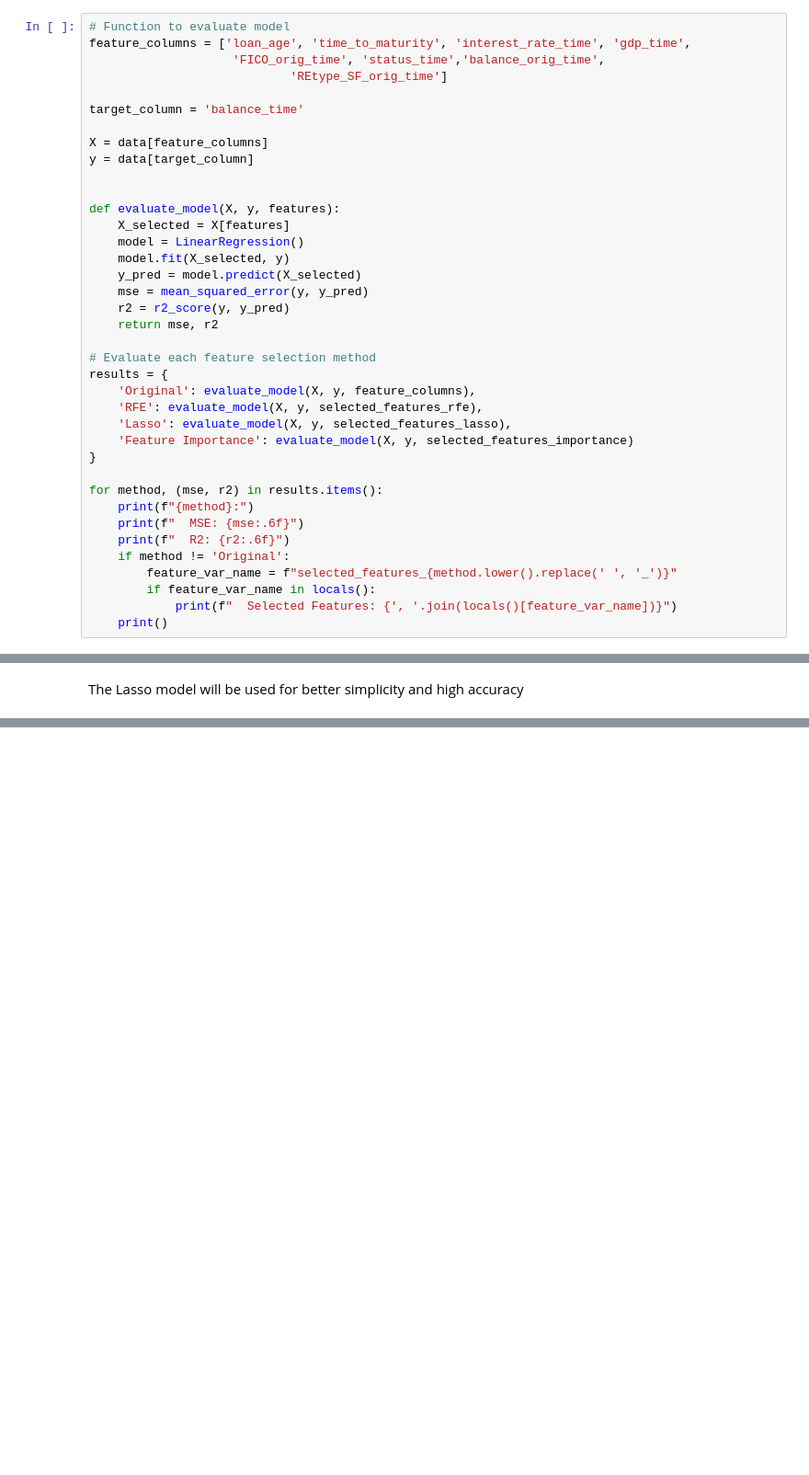
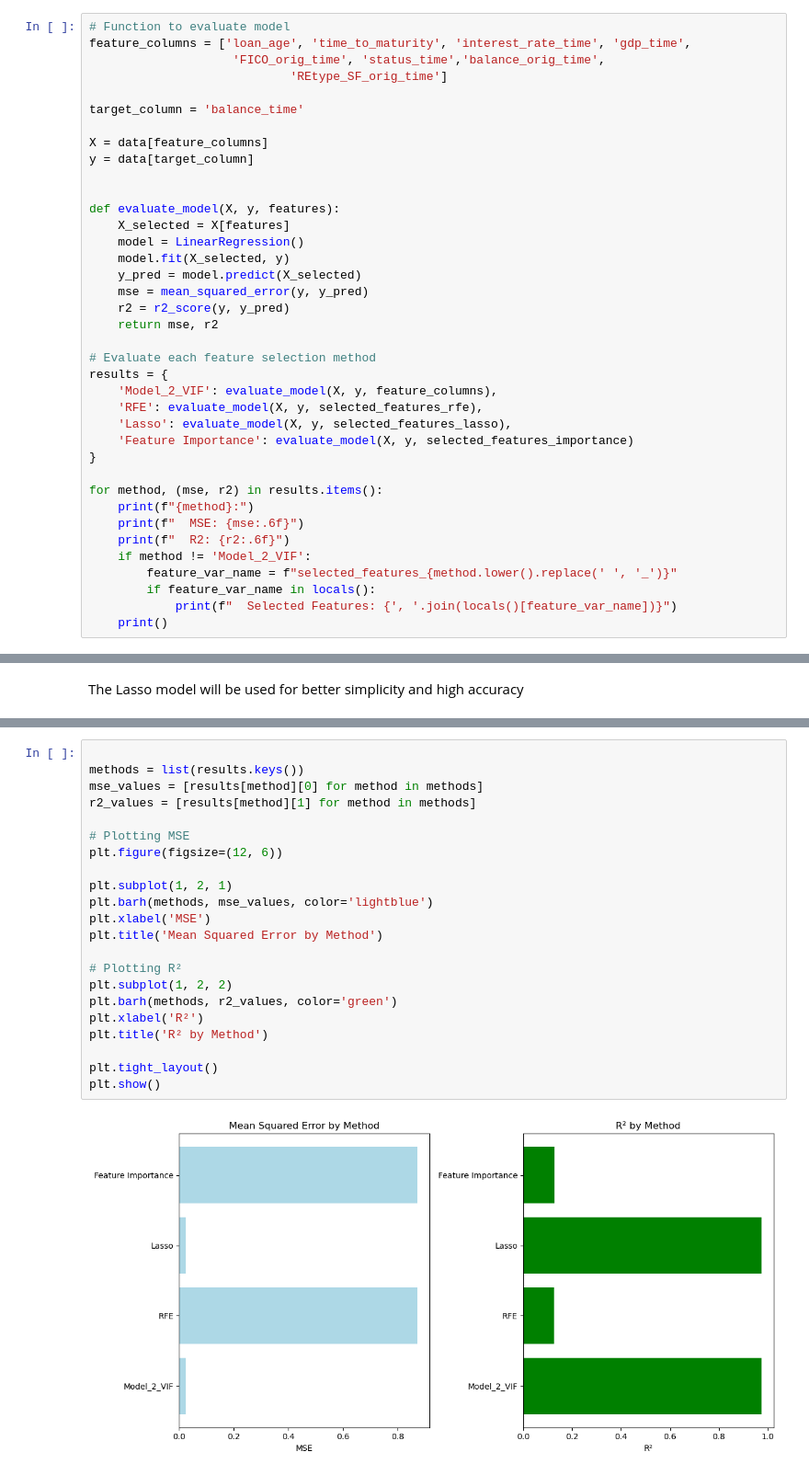
Before and after one commit to EOsamau/DS-Projects, a Jupyter notebook: Loan Mortgage Regression/mortgage.ipynb, the cells around one changed output, grey strips where cells are left out. Shown at 92% size. Drawn from its saved outputs; the diff is of its cells as text; blank space fills up the shorter version.

```diff
--- a/Loan Mortgage Regression/mortgage.ipynb
+++ b/Loan Mortgage Regression/mortgage.ipynb
@@ -413,7 +431,7 @@ def evaluate_model(X, y, features):
 
 # Evaluate each feature selection method
 results = {
-    'Original': evaluate_model(X, y, feature_columns),
+    'Model_2_VIF': evaluate_model(X, y, feature_columns),
     'RFE': evaluate_model(X, y, selected_features_rfe),
     'Lasso': evaluate_model(X, y, selected_features_lasso),
     'Feature Importance': evaluate_model(X, y, selected_features_importance)
@@ -423,7 +441,7 @@ for method, (mse, r2) in results.items():
     print(f"{method}:")
     print(f"  MSE: {mse:.6f}")
     print(f"  R2: {r2:.6f}")
-    if method != 'Original':
+    if method != 'Model_2_VIF':
         feature_var_name = f"selected_features_{method.lower().replace(' ', '_')}"
         if feature_var_name in locals():
             print(f"  Selected Features: {', '.join(locals()[feature_var_name])}")
@@ -450,0 +471,24 @@ The Lasso model will be used for better simplicity and high accuracy
+# %%
+
+methods = list(results.keys())
+mse_values = [results[method][0] for method in methods]
+r2_values = [results[method][1] for method in methods]
+
+# Plotting MSE
+plt.figure(figsize=(12, 6))
+
+plt.subplot(1, 2, 1)
+plt.barh(methods, mse_values, color='lightblue')
+plt.xlabel('MSE')
+plt.title('Mean Squared Error by Method')
+
+# Plotting R²
+plt.subplot(1, 2, 2)
+plt.barh(methods, r2_values, color='green')
+plt.xlabel('R²')
+plt.title('R² by Method')
+
+plt.tight_layout()
+plt.show()
+# %% [output]
+[figure, added]
```
Also changed, not shown: parts of 29 cells of this notebook.
